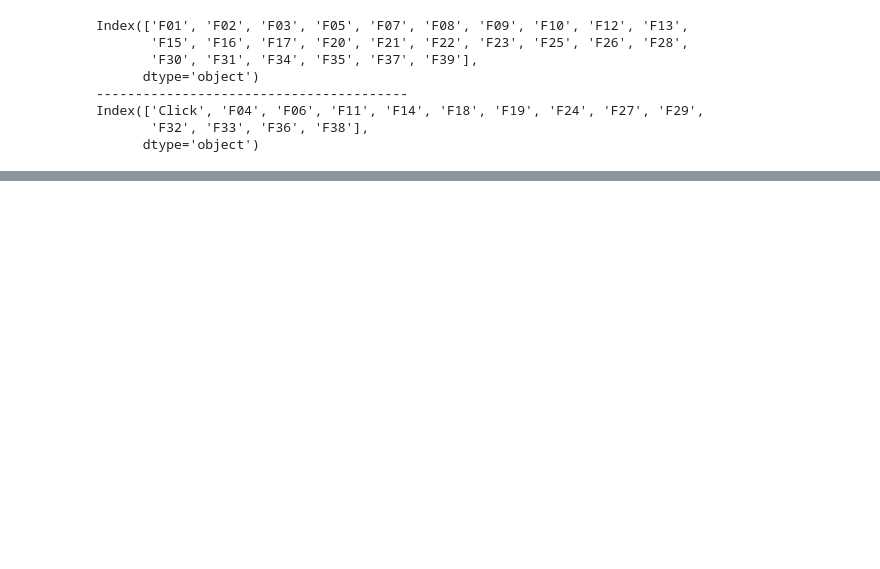
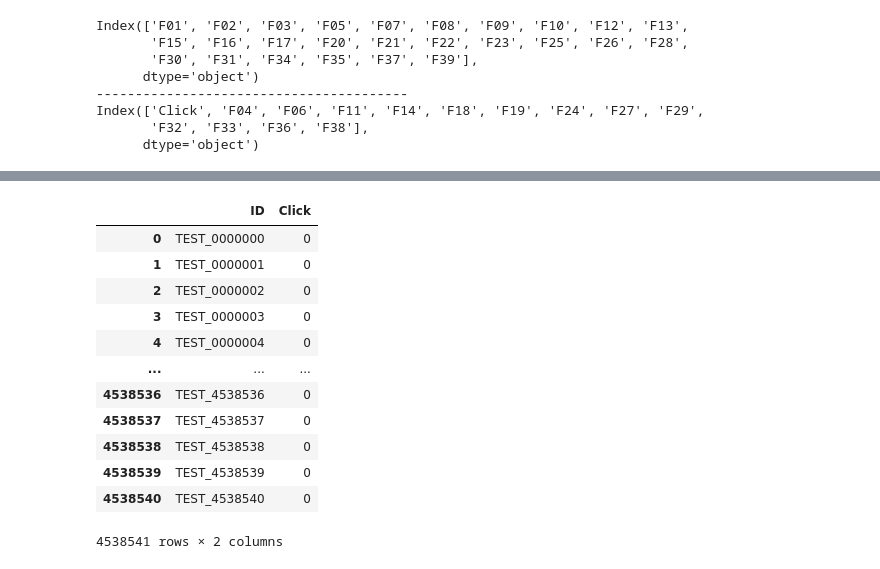
Before and after one commit to JHyuk2/TIL, a Jupyter notebook: Projects/웹 광고 클릭률 예측 AI 경진대회(Dacon)/baseline.ipynb, the cells around one changed output, grey strips where cells are left out. Cells and saved outputs as stored; diff of their text form; code cells hidden in the pictures; blank space fills up the shorter version.

```diff
--- a/Projects/웹 광고 클릭률 예측 AI 경진대회(Dacon)/baseline.ipynb
+++ b/Projects/웹 광고 클릭률 예측 AI 경진대회(Dacon)/baseline.ipynb
@@ -156,0 +349,17 @@ train_numeric_col.describe()
+# %%
+sample_submission = pd.read_csv('./datasets/sample_submission.csv')
+sample_submission
+# %% [output]
+|  | ID | Click |
+| 0 | TEST_0000000 | 0 |
+| 1 | TEST_0000001 | 0 |
+| 2 | TEST_0000002 | 0 |
+| 3 | TEST_0000003 | 0 |
+| 4 | TEST_0000004 | 0 |
+| ... | ... | ... |
+| 4538536 | TEST_4538536 | 0 |
+| 4538537 | TEST_4538537 | 0 |
+| 4538538 | TEST_4538538 | 0 |
+| 4538539 | TEST_4538539 | 0 |
+| 4538540 | TEST_4538540 | 0 |
+4538541 rows × 2 columns
```
Also changed, not shown: parts of 23 cells of this notebook, 1 other file.
